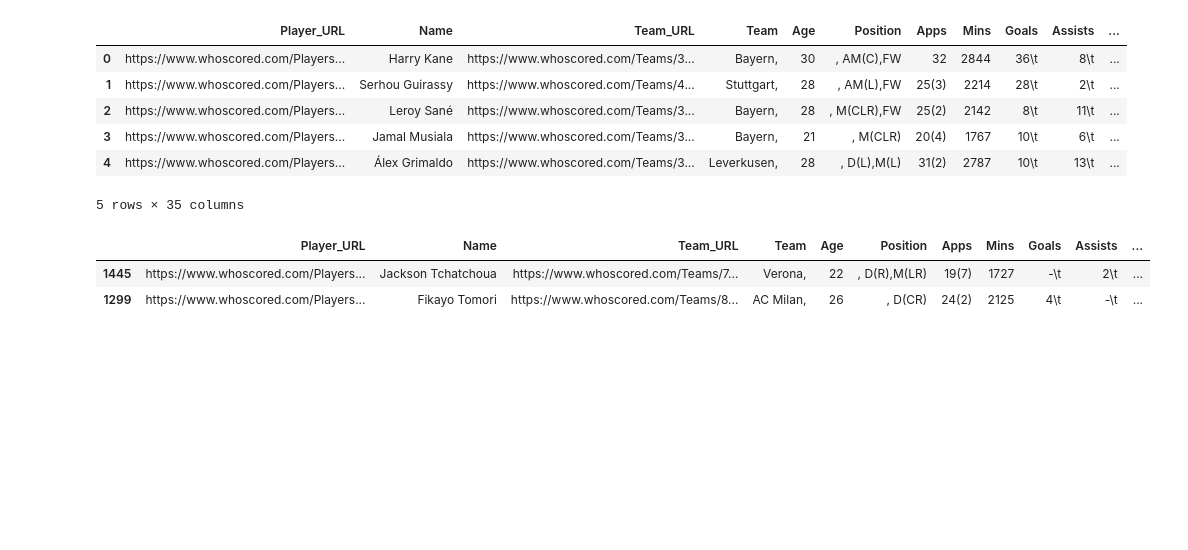
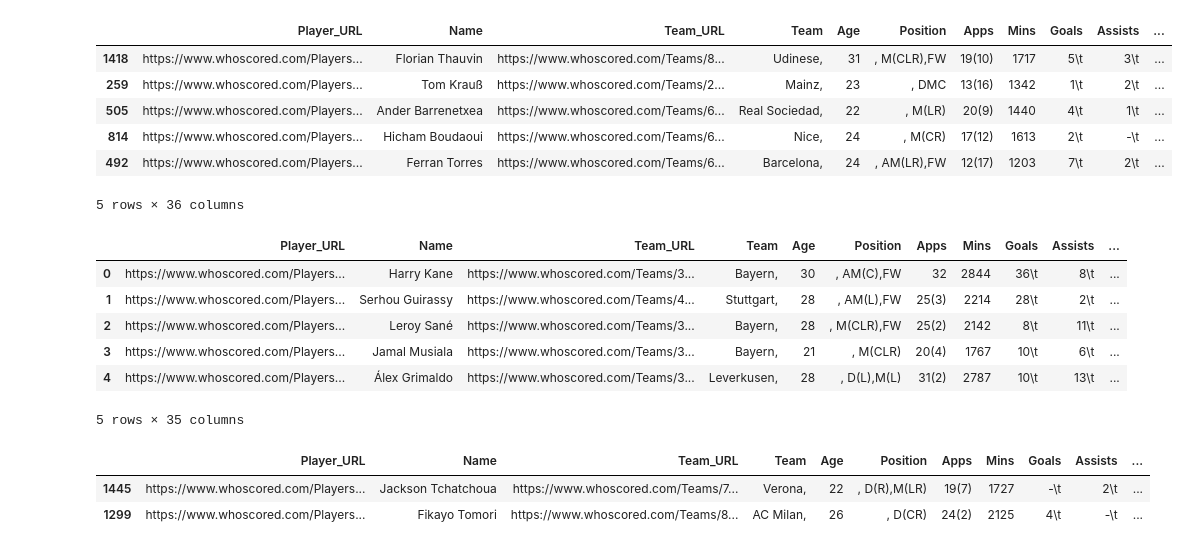
Before and after one commit to MorShow/players-market-value-prediction, a Jupyter notebook: train_test_preparation.ipynb, the cells around one changed output. Drawn from its saved outputs; the diff is of its cells as text; code cells hidden in the pictures; blank space fills up the shorter version.

```diff
--- a/train_test_preparation.ipynb
+++ b/train_test_preparation.ipynb
@@ -67,3 +117,13 @@ table.shape
+# %%
+display(table.sample(5))
+# %% [output]
+|  | Player_URL | Name | Team_URL | Team | Age | Position | Apps | Mins | Goals | Assists | ... |
+| 1418 | https://www.whoscored.com/Players... | Florian Thauvin | https://www.whoscored.com/Teams/8... | Udinese, | 31 | , M(CLR),FW | 19(10) | 1717 | 5\t | 3\t | ... |
+| 259 | https://www.whoscored.com/Players... | Tom Krauß | https://www.whoscored.com/Teams/2... | Mainz, | 23 | , DMC | 13(16) | 1342 | 1\t | 2\t | ... |
+| 505 | https://www.whoscored.com/Players... | Ander Barrenetxea | https://www.whoscored.com/Teams/6... | Real Sociedad, | 22 | , M(LR) | 20(9) | 1440 | 4\t | 1\t | ... |
+| 814 | https://www.whoscored.com/Players... | Hicham Boudaoui | https://www.whoscored.com/Teams/6... | Nice, | 24 | , M(CR) | 17(12) | 1613 | 2\t | -\t | ... |
+| 492 | https://www.whoscored.com/Players... | Ferran Torres | https://www.whoscored.com/Teams/6... | Barcelona, | 24 | , AM(LR),FW | 12(17) | 1203 | 7\t | 2\t | ... |
+5 rows × 36 columns
 # %%
 table.head()
 # %% [output]
```
Also changed, not shown: parts of 9 cells of this notebook.
